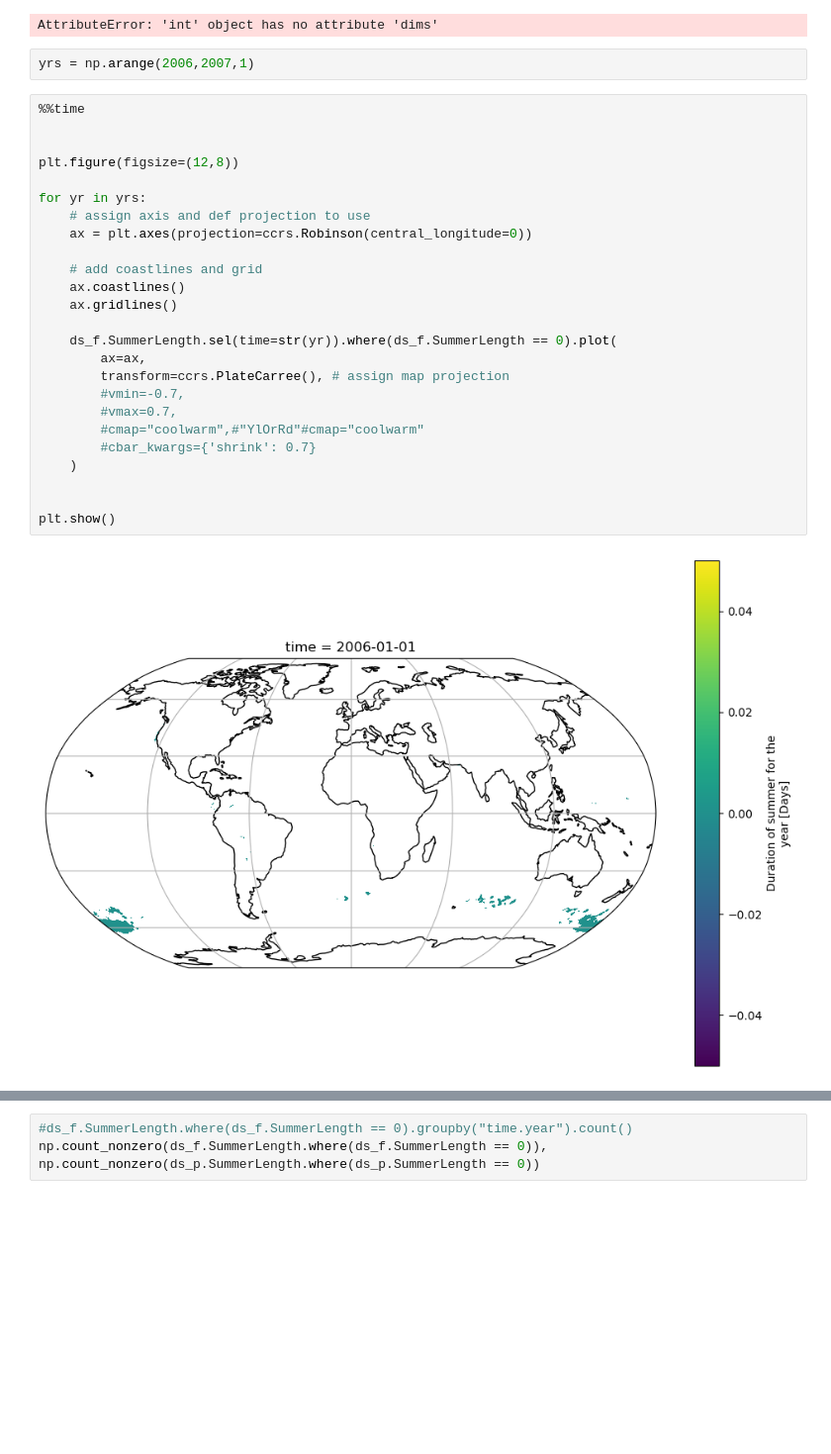
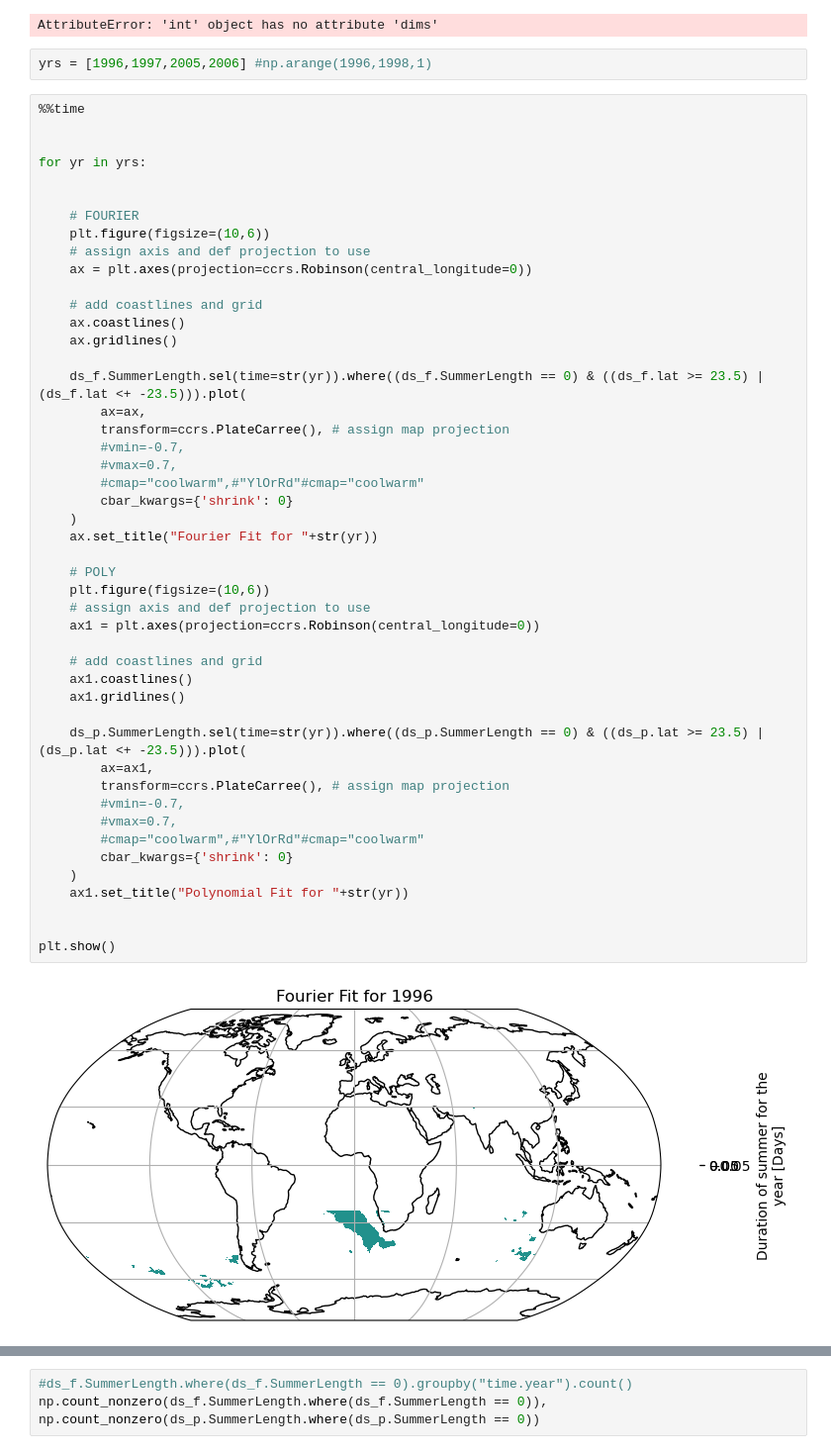
Before and after one commit to tedscott/HeatWaves, a Jupyter notebook: NoSummerComparison.ipynb, the cells around one changed output, grey strips where cells are left out. Shown at 99% size. Cells and saved outputs as stored; diff of their text form; blank space fills up the shorter version.

Commit message:
more no summer script work

```diff
--- a/NoSummerComparison.ipynb
+++ b/NoSummerComparison.ipynb
@@ -61,31 +61,53 @@ gb.map(np.count_nonzero)
 # %% [output]
 AttributeError: 'int' object has no attribute 'dims'
 # %%
-yrs = np.arange(2006,2007,1)
+yrs = [1996,1997,2005,2006] #np.arange(1996,1998,1)
 # %%
 %%time
 
 
-plt.figure(figsize=(12,8))
+for yr in yrs:
 
-for yr in yrs:
+
+    # FOURIER
+    plt.figure(figsize=(10,6))
     # assign axis and def projection to use
     ax = plt.axes(projection=ccrs.Robinson(central_longitude=0))
 
     # add coastlines and grid
     ax.coastlines()
     ax.gridlines()
 
-    ds_f.SummerLength.sel(time=str(yr)).where(ds_f.SummerLength == 0).plot(
+    ds_f.SummerLength.sel(time=str(yr)).where((ds_f.SummerLength == 0) & ((ds_f.lat >= 23.5) | (ds_f.lat <+ -23.5))).plot(
         ax=ax,
         transform=ccrs.PlateCarree(), # assign map projection
         #vmin=-0.7,
         #vmax=0.7,
         #cmap="coolwarm",#"YlOrRd"#cmap="coolwarm"
-        #cbar_kwargs={'shrink': 0.7}
+        cbar_kwargs={'shrink': 0}
     )
+    ax.set_title("Fourier Fit for "+str(yr))
+
+    # POLY
+    plt.figure(figsize=(10,6))
+    # assign axis and def projection to use
+    ax1 = plt.axes(projection=ccrs.Robinson(central_longitude=0))
+
+    # add coastlines and grid
+    ax1.coastlines()
+    ax1.gridlines()
+
+    ds_p.SummerLength.sel(time=str(yr)).where((ds_p.SummerLength == 0) & ((ds_p.lat >= 23.5) | (ds_p.lat <+ -23.5))).plot(
+        ax=ax1,
+        transform=ccrs.PlateCarree(), # assign map projection
+        #vmin=-0.7,
+        #vmax=0.7,
+        #cmap="coolwarm",#"YlOrRd"#cmap="coolwarm"
+        cbar_kwargs={'shrink': 0}
+    )
+    ax1.set_title("Polynomial Fit for "+str(yr))
 
 
 plt.show()
 # %% [output]
-[figure, old version]
+[figure, new version]
```
Also changed, not shown: parts of 2 cells of this notebook.
